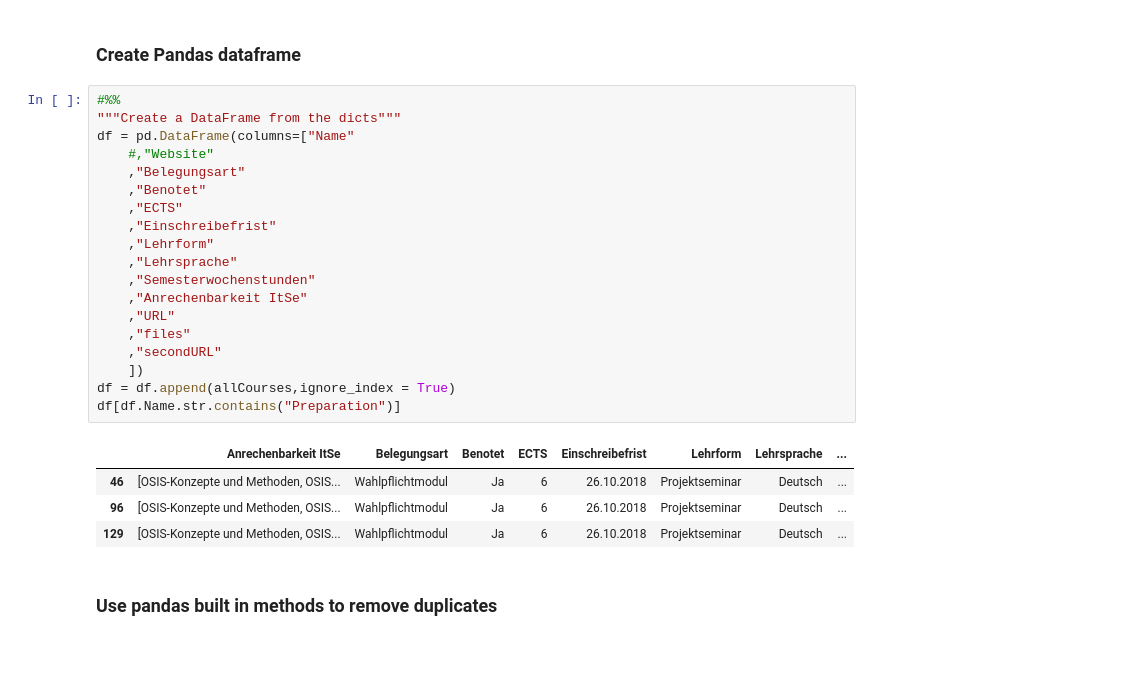
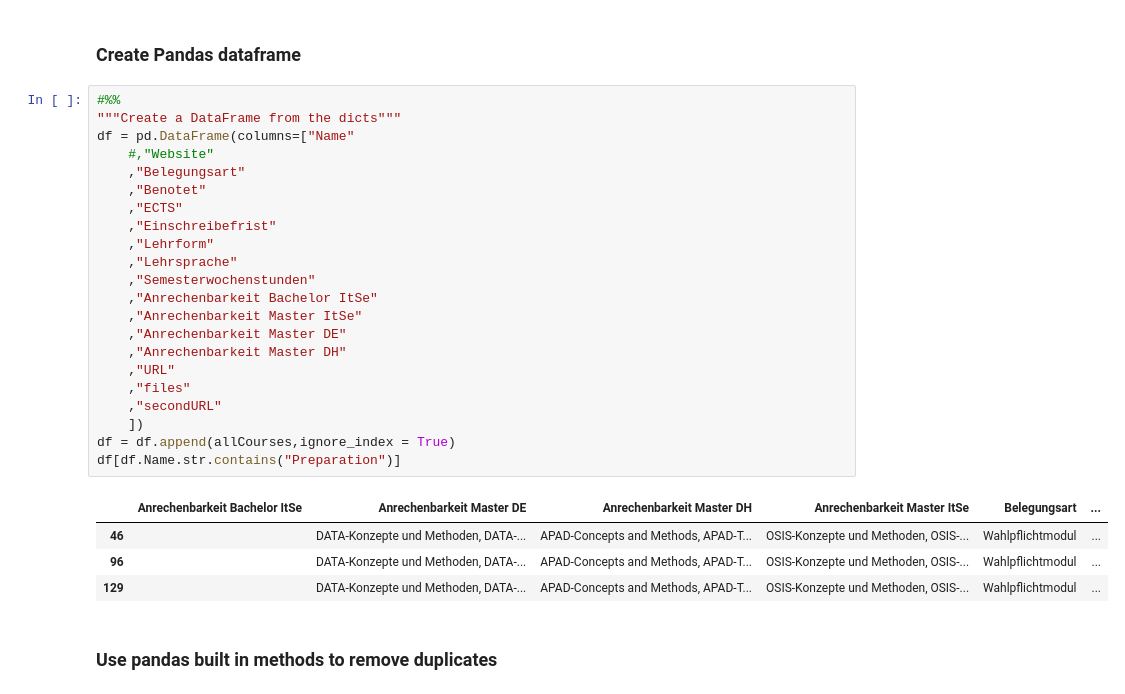
Before and after one commit to sirexeclp/hpiCourses, a Jupyter notebook: First Presentation.ipynb, the cells around one changed output. Cells and saved outputs as stored; diff of their text form; blank space fills up the shorter version.

```diff
--- a/First Presentation.ipynb
+++ b/First Presentation.ipynb
@@ -169,27 +182,30 @@ for site,url in zip(courseWebsites, urlsToCrawl):
 # %%
 #%%
 """Create a DataFrame from the dicts"""
 df = pd.DataFrame(columns=["Name"
-	#,"Website"
-	,"Belegungsart"
-	,"Benotet"
-	,"ECTS"
-	,"Einschreibefrist"
-	,"Lehrform"
-	,"Lehrsprache"
-	,"Semesterwochenstunden"
-	,"Anrechenbarkeit ItSe"
-	,"URL"
-	,"files"
-	,"secondURL"
-	])
+    #,"Website"
+    ,"Belegungsart"
+    ,"Benotet"
+    ,"ECTS"
+    ,"Einschreibefrist"
+    ,"Lehrform"
+    ,"Lehrsprache"
+    ,"Semesterwochenstunden"
+    ,"Anrechenbarkeit Bachelor ItSe"
+    ,"Anrechenbarkeit Master ItSe"
+    ,"Anrechenbarkeit Master DE"
+    ,"Anrechenbarkeit Master DH"
+    ,"URL"
+    ,"files"
+    ,"secondURL"
+    ])
 df = df.append(allCourses,ignore_index = True)
 df[df.Name.str.contains("Preparation")]
 # %% [output]
-|  | Anrechenbarkeit ItSe | Belegungsart | Benotet | ECTS | Einschreibefrist | Lehrform | Lehrsprache | ... |
-| 46 | [OSIS-Konzepte und Methoden, OSIS... | Wahlpflichtmodul | Ja | 6 | 26.10.2018 | Projektseminar | Deutsch | ... |
-| 96 | [OSIS-Konzepte und Methoden, OSIS... | Wahlpflichtmodul | Ja | 6 | 26.10.2018 | Projektseminar | Deutsch | ... |
-| 129 | [OSIS-Konzepte und Methoden, OSIS... | Wahlpflichtmodul | Ja | 6 | 26.10.2018 | Projektseminar | Deutsch | ... |
+|  | Anrechenbarkeit Bachelor ItSe | Anrechenbarkeit Master DE | Anrechenbarkeit Master DH | Anrechenbarkeit Master ItSe | Belegungsart | ... |
+| 46 |  | DATA-Konzepte und Methoden, DATA-... | APAD-Concepts and Methods, APAD-T... | OSIS-Konzepte und Methoden, OSIS-... | Wahlpflichtmodul | ... |
+| 96 |  | DATA-Konzepte und Methoden, DATA-... | APAD-Concepts and Methods, APAD-T... | OSIS-Konzepte und Methoden, OSIS-... | Wahlpflichtmodul | ... |
+| 129 |  | DATA-Konzepte und Methoden, DATA-... | APAD-Concepts and Methods, APAD-T... | OSIS-Konzepte und Methoden, OSIS-... | Wahlpflichtmodul | ... |
 # %% [markdown]
 ### Use pandas built in methods to remove duplicates
 # %%
```
Also changed, not shown: parts of 7 cells of this notebook.
